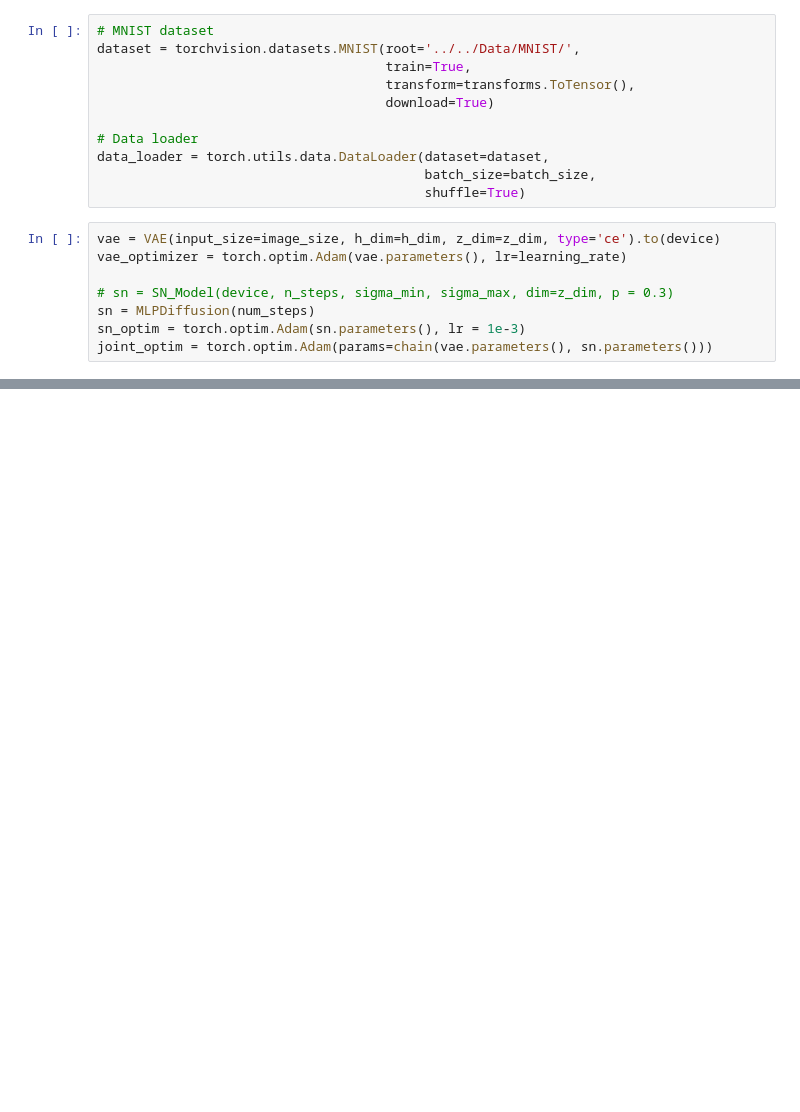
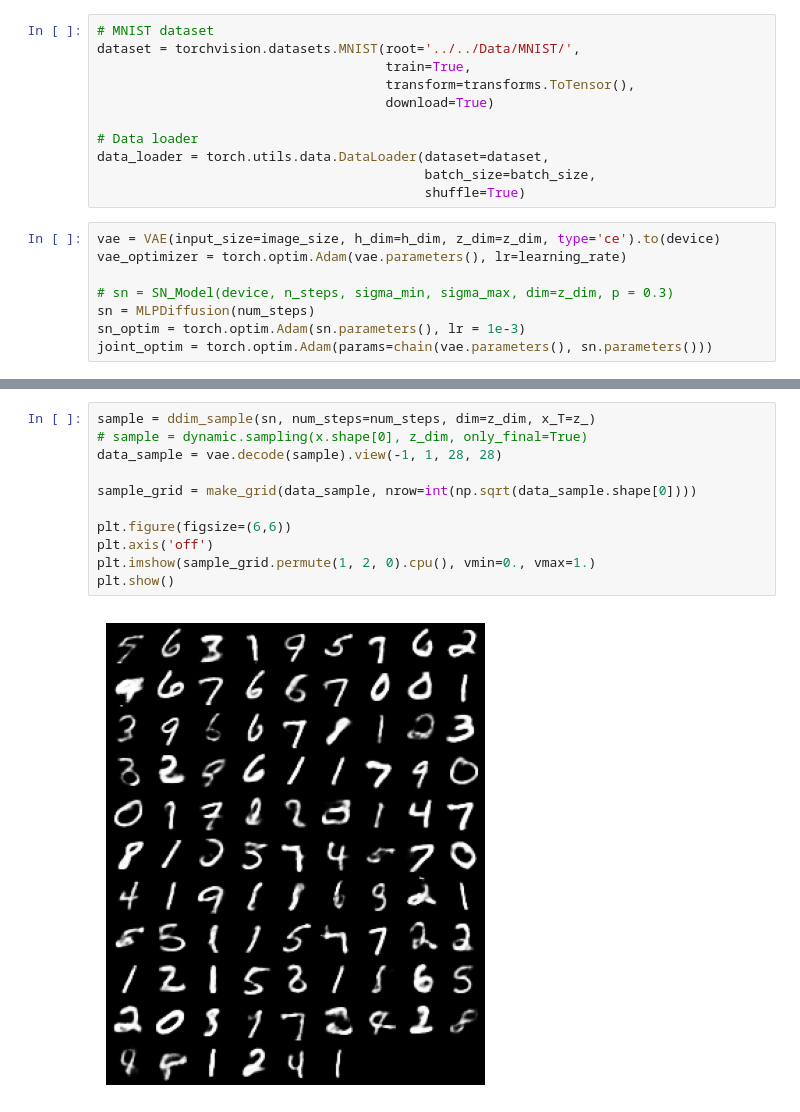
Before and after one commit to wangxuuu/LSGM-demo, a Jupyter notebook: DDPM_AE_mnist.ipynb, the cells around one changed output, grey strips where cells are left out. Cells and saved outputs as stored; diff of their text form; blank space fills up the shorter version.

```diff
--- a/DDPM_AE_mnist.ipynb
+++ b/DDPM_AE_mnist.ipynb
@@ -180,0 +235,13 @@ Epoch[100/100], Step [400/469], Reconst Loss: 9491.8984, KL Div: 3191.4617, Diff
+# %%
+sample = ddim_sample(sn, num_steps=num_steps, dim=z_dim, x_T=z_)
+# sample = dynamic.sampling(x.shape[0], z_dim, only_final=True)
+data_sample = vae.decode(sample).view(-1, 1, 28, 28)
+
+sample_grid = make_grid(data_sample, nrow=int(np.sqrt(data_sample.shape[0])))
+
+plt.figure(figsize=(6,6))
+plt.axis('off')
+plt.imshow(sample_grid.permute(1, 2, 0).cpu(), vmin=0., vmax=1.)
+plt.show()
+# %% [output]
+[figure, added]
```
Also changed, not shown: parts of 7 cells of this notebook.
